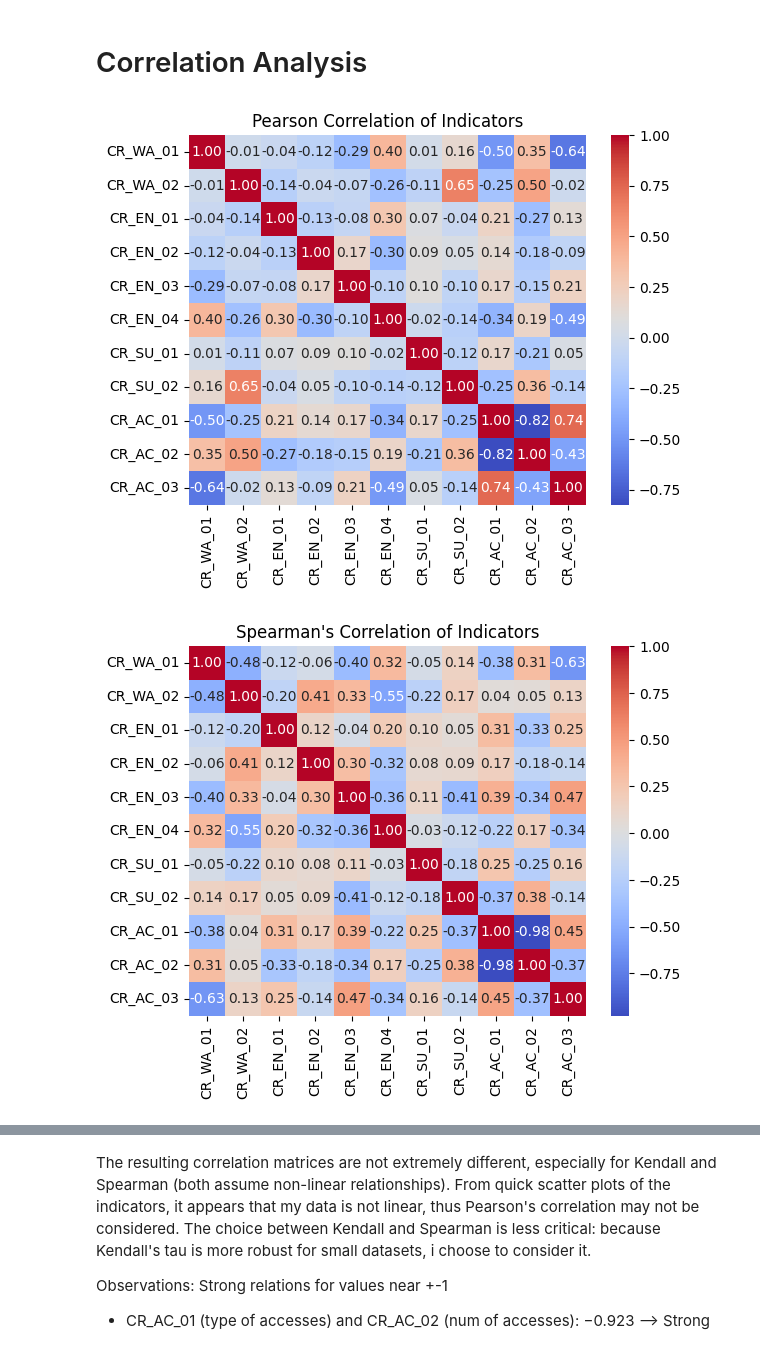
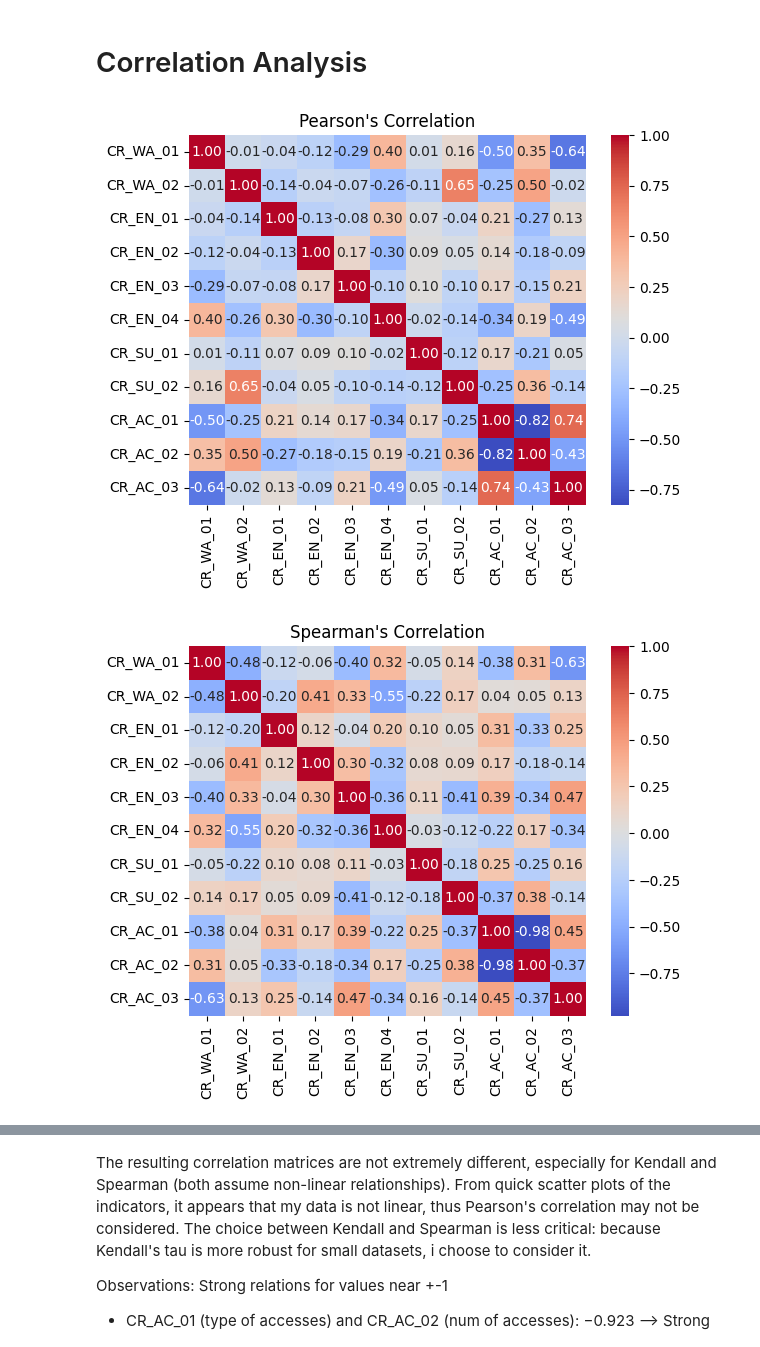
Before and after one commit to dclfbk/alpinehutsustainability, a Jupyter notebook: code/mcdm_analysis.ipynb, the cells around one changed output, grey strips where cells are left out. Drawn from its saved outputs; the diff is of its cells as text; code cells hidden in the pictures.

```diff
--- a/code/mcdm_analysis.ipynb
+++ b/code/mcdm_analysis.ipynb
@@ -792,20 +792,20 @@ pearson_corr = cr_df.corr(method='pearson')
 
 #plt.figure(figsize=(8, 8))
 sns.heatmap(pearson_corr, annot=True, cmap='coolwarm', fmt=".2f")
-plt.title('Pearson Correlation of Indicators')
+plt.title("Pearson's Correlation")
 plt.show()
 # %% [output]
-[figure, old version]
+[figure, new version]
 # %%
 # Spearman correlation: for non-linear relationships, robust to outliers
 spearman_corr = cr_df.corr(method='spearman')
 
 #plt.figure(figsize=(8, 8))
 sns.heatmap(spearman_corr, annot=True, cmap='coolwarm', fmt=".2f")
-plt.title("Spearman's Correlation of Indicators")
+plt.title("Spearman's Correlation")
 plt.show()
 # %% [output]
-[figure, old version]
+[figure, new version]
 # %%
 # Kendall correlation: non-linear relationships, robust for small datasets
 kendall_corr = cr_df.corr(method='kendall')
```
Also changed, not shown: parts of 8 cells of this notebook.
